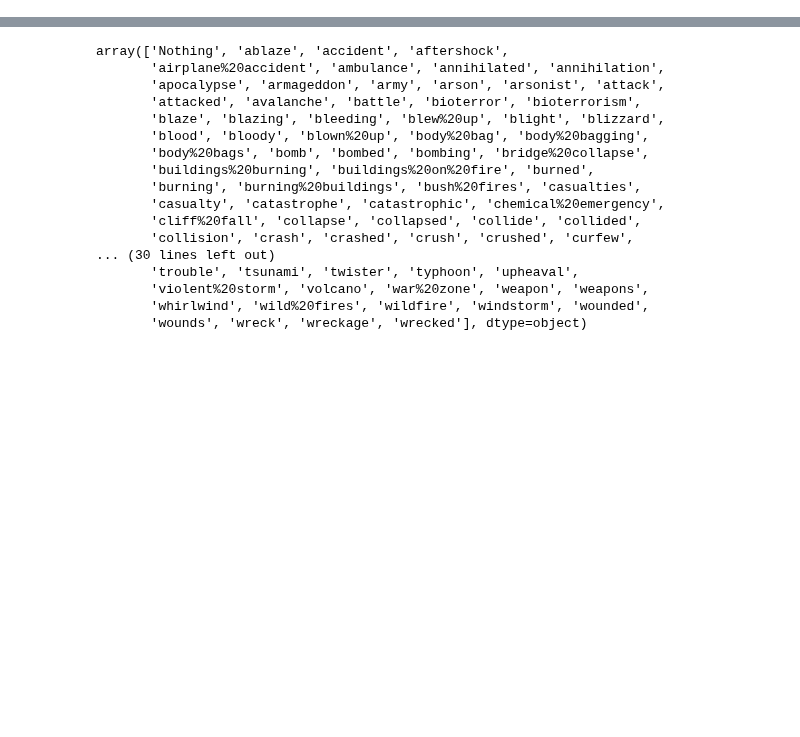
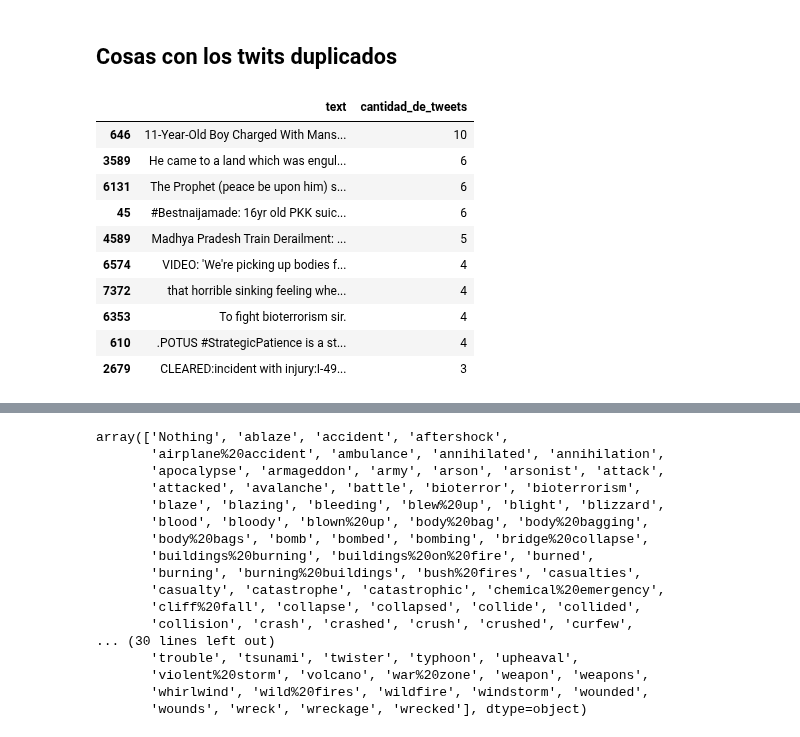
Before and after one commit to axelmpm/TP1_DATOS_1C_2020, a Jupyter notebook: C_AnalisisKeywords.ipynb, the cells around one changed output, grey strips where cells are left out. Cells and saved outputs as stored; diff of their text form; code cells hidden in the pictures; blank space fills up the shorter version.

```diff
--- a/C_AnalisisKeywords.ipynb
+++ b/C_AnalisisKeywords.ipynb
@@ -16,0 +31,2 @@ C_tweets = pd.read_csv("train.csv")
+# %% [markdown]
+## Cosas con los twits duplicados
@@ -16,0 +39,14 @@ C_tweets = pd.read_csv("train.csv")
+# %%
+C_TOP10tweetsDuplicados
+# %% [output]
+|  | text | cantidad_de_tweets |
+| 646 | 11-Year-Old Boy Charged With Mans... | 10 |
+| 3589 | He came to a land which was engul... | 6 |
+| 6131 | The Prophet (peace be upon him) s... | 6 |
+| 45 | #Bestnaijamade: 16yr old PKK suic... | 6 |
+| 4589 | Madhya Pradesh Train Derailment: ... | 5 |
+| 6574 | VIDEO: 'We're picking up bodies f... | 4 |
+| 7372 | that horrible sinking feeling whe... | 4 |
+| 6353 | To fight bioterrorism sir. | 4 |
+| 610 | .POTUS #StrategicPatience is a st... | 4 |
+| 2679 | CLEARED:incident with injury:I-49... | 3 |
```
Also changed, not shown: parts of 18 cells of this notebook.
